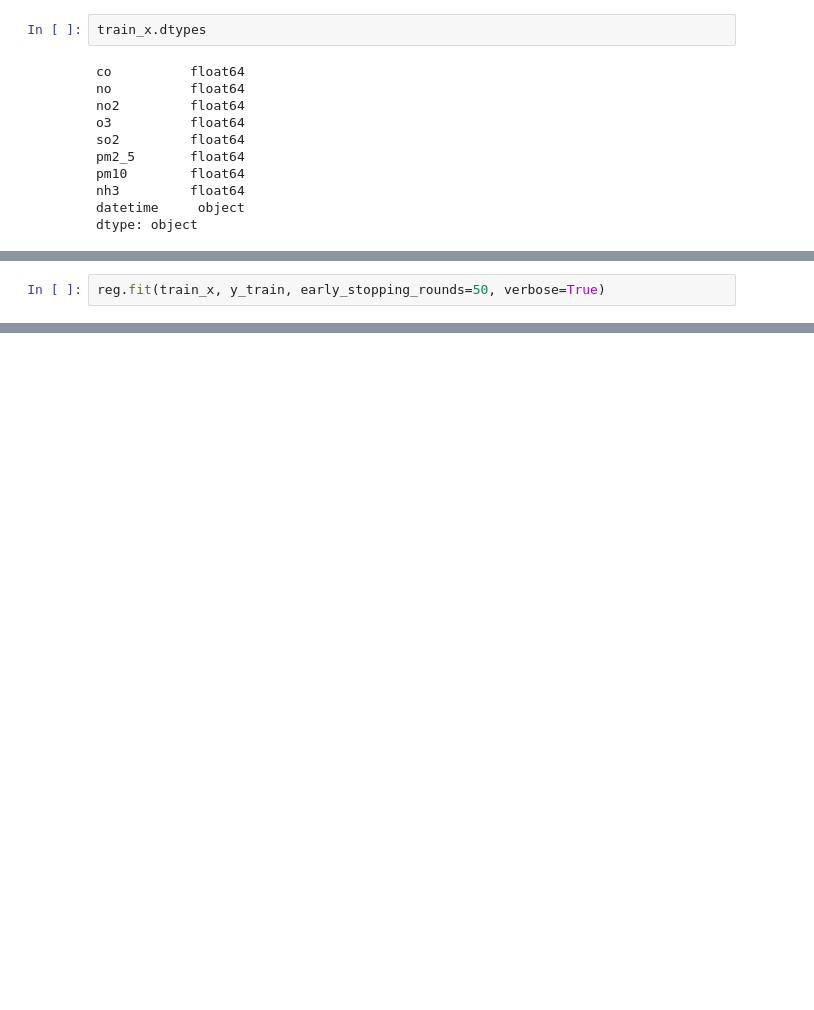
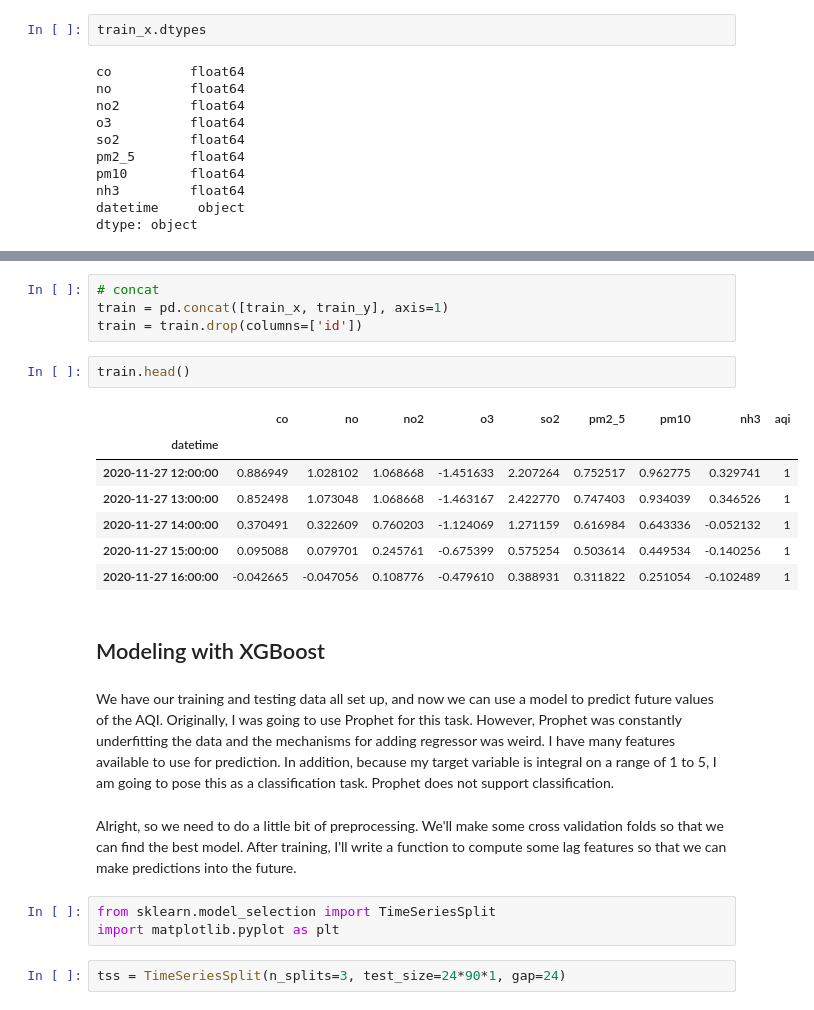
Before and after one commit to achi113s/AQIPrediction, a Jupyter notebook: 3_model_training_nb.ipynb, the cells around one changed output, grey strips where cells are left out. Saved outputs shown, nothing was run; the diff lists cells and outputs as text; blank space fills up the shorter version.

```diff
--- a/3_model_training_nb.ipynb
+++ b/3_model_training_nb.ipynb
@@ -281,2 +164,0 @@ y_train = train_y[['aqi']]
-# %%
-reg.fit(train_x, y_train, early_stopping_rounds=50, verbose=True)
@@ -284,0 +193,25 @@ ValueError: DataFrame.dtypes for data must be int, float, bool or category. When
+# %%
+# concat
+train = pd.concat([train_x, train_y], axis=1)
+train = train.drop(columns=['id'])
+# %%
+train.head()
+# %% [output]
+|  | co | no | no2 | o3 | so2 | pm2_5 | pm10 | nh3 | aqi |
+| datetime |  |  |  |  |  |  |  |  |  |
+| 2020-11-27 12:00:00 | 0.886949 | 1.028102 | 1.068668 | -1.451633 | 2.207264 | 0.752517 | 0.962775 | 0.329741 | 1 |
+| 2020-11-27 13:00:00 | 0.852498 | 1.073048 | 1.068668 | -1.463167 | 2.422770 | 0.747403 | 0.934039 | 0.346526 | 1 |
+| 2020-11-27 14:00:00 | 0.370491 | 0.322609 | 0.760203 | -1.124069 | 1.271159 | 0.616984 | 0.643336 | -0.052132 | 1 |
+| 2020-11-27 15:00:00 | 0.095088 | 0.079701 | 0.245761 | -0.675399 | 0.575254 | 0.503614 | 0.449534 | -0.140256 | 1 |
+| 2020-11-27 16:00:00 | -0.042665 | -0.047056 | 0.108776 | -0.479610 | 0.388931 | 0.311822 | 0.251054 | -0.102489 | 1 |
+# %% [markdown]
+## Modeling with XGBoost
+# %% [markdown]
+We have our training and testing data all set up, and now we can use a model to predict future values of the AQI. Originally, I was going to use Prophet for this task. However, Prophet was constantly underfitting the data and the mechanisms for adding regressor was weird. I have many features available to use for prediction. In addition, because my target variable is integral on a range of 1 to 5, I am going to pose this as a classification task. Prophet does not support classification.
+# %% [markdown]
+Alright, so we need to do a little bit of preprocessing. We'll make some cross validation folds so that we can find the best model. After training, I'll write a function to compute some lag features so that we can make predictions into the future.
+# %%
+from sklearn.model_selection import TimeSeriesSplit
+import matplotlib.pyplot as plt
+# %%
+tss = TimeSeriesSplit(n_splits=3, test_size=24*90*1, gap=24)
```
Also changed, not shown: parts of 53 cells of this notebook, 1 other file.
